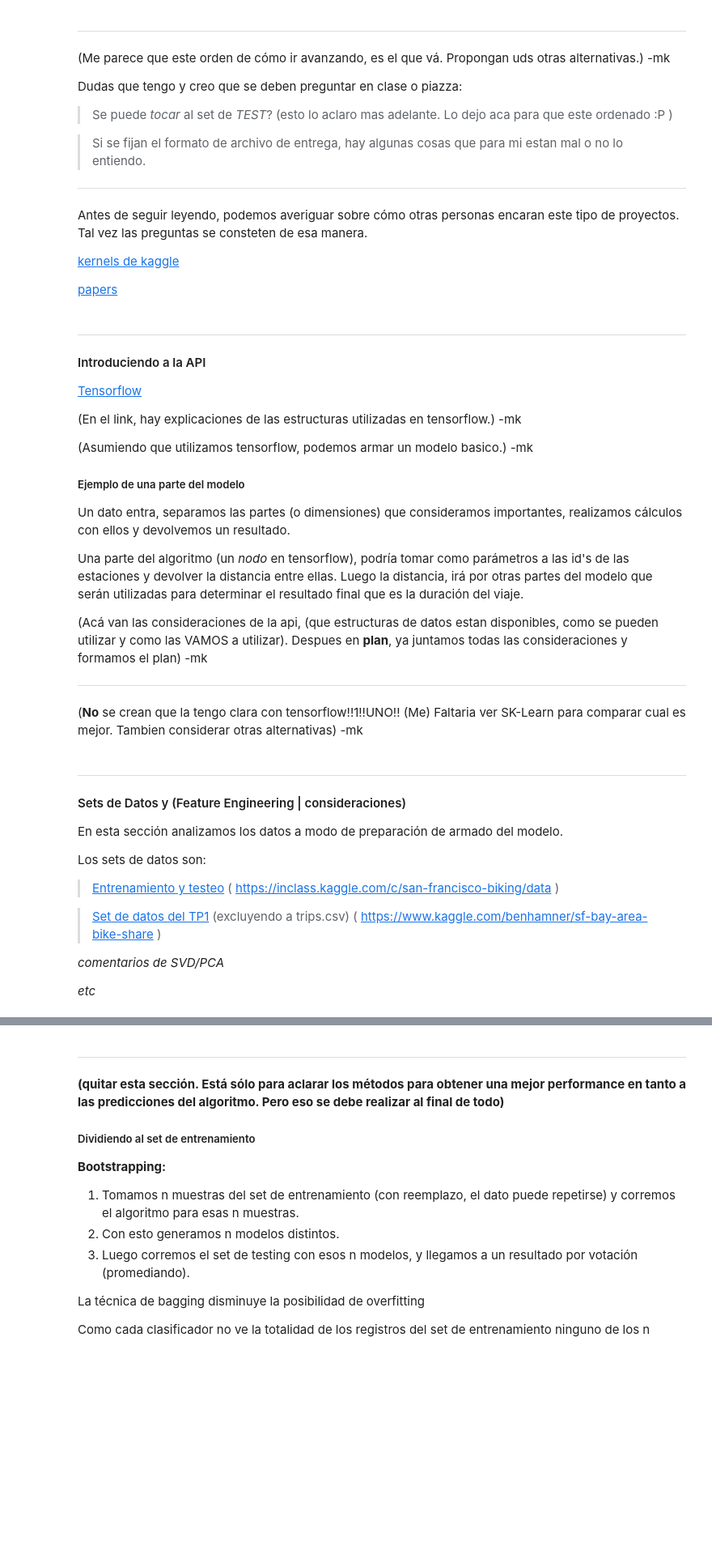
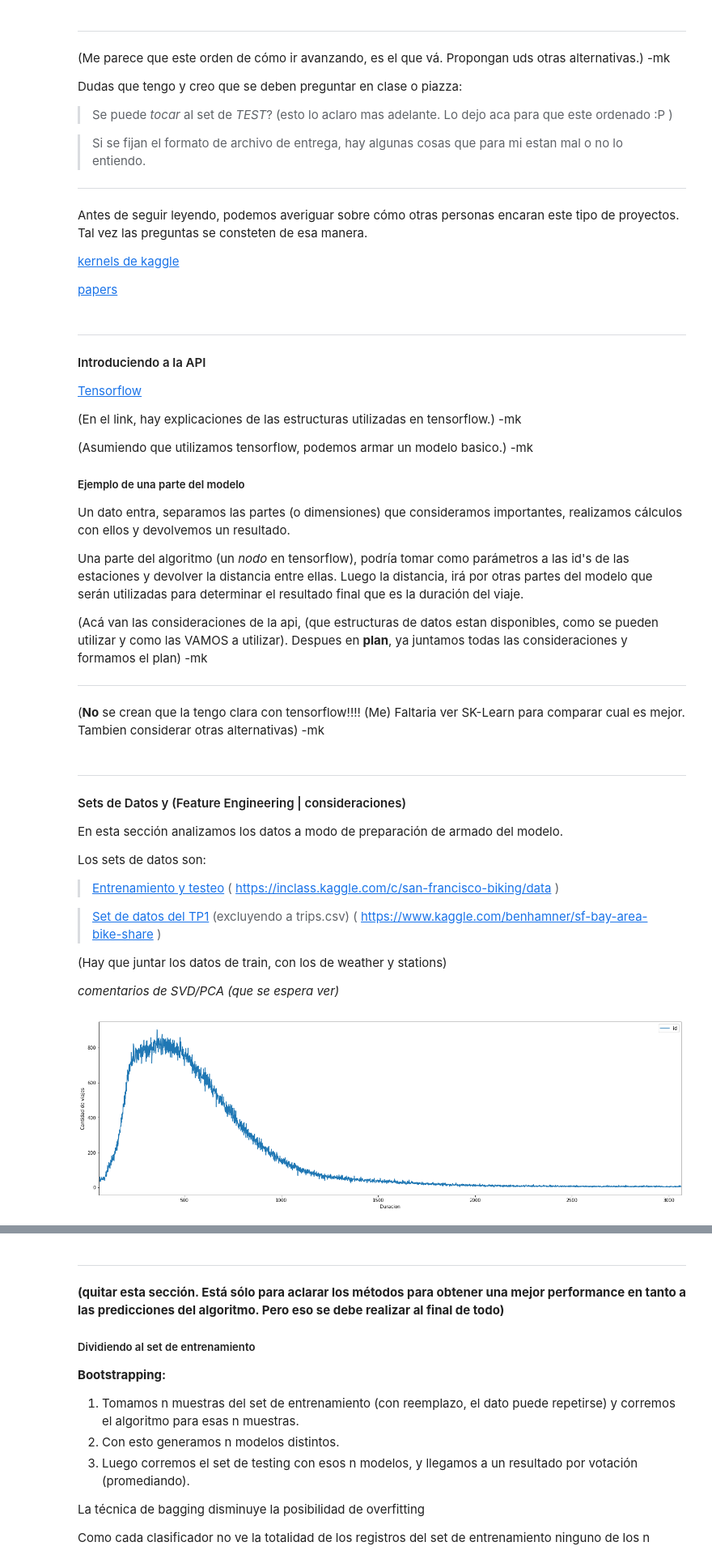
Before and after one commit to frisjon/tp2, a Jupyter notebook: trabajo_practico_2.ipynb, the cells around one changed output, grey strips where cells are left out. Shown at 81% size. Cells and saved outputs as stored; diff of their text form; code cells hidden in the pictures; blank space fills up the shorter version.

```diff
--- a/trabajo_practico_2.ipynb
+++ b/trabajo_practico_2.ipynb
@@ -149,8 +149,7 @@ Una parte del algoritmo (un *nodo* en tensorflow), podría tomar como parámetro
 (Acá van las consideraciones de la api, (que estructuras de datos estan disponibles, como se pueden utilizar y como las VAMOS a utilizar). Despues en __plan__, ya juntamos todas las consideraciones y formamos el plan) -mk
 
 ---
-
-(__No__ se crean que la tengo clara con tensorflow!!1!!UNO!! (Me) Faltaria ver SK-Learn para comparar cual es mejor. Tambien considerar otras alternativas) -mk
+(__No__ se crean que la tengo clara con tensorflow!!!! (Me) Faltaria ver SK-Learn para comparar cual es mejor. Tambien considerar otras alternativas) -mk
 # %% [markdown]
 ---
 #### Sets de Datos y (Feature Engineering | consideraciones)
@@ -163,7 +162,6 @@ Los sets de datos son:
 
 >[Set de datos del TP1](https://www.kaggle.com/benhamner/sf-bay-area-bike-share) (excluyendo a trips.csv) ( https://www.kaggle.com/benhamner/sf-bay-area-bike-share )
 
+(Hay que juntar los datos de train, con los de weather y stations)
 
-*comentarios de SVD/PCA*
-
-*etc*
+*comentarios de SVD/PCA (que se espera ver)*
@@ -169,0 +173,8 @@ Los sets de datos son:
+# %%
+train = pd.read_csv('./data/train.csv', low_memory=False)
+# %%
+train[['id','duration']].groupby('duration').count().head(3000).plot(figsize=(23,7));
+plt.xlabel('Duracion');
+plt.ylabel('Cantidad de viajes');
+# %% [output]
+[figure, added]
```
Also changed, not shown: parts of 24 cells of this notebook.
